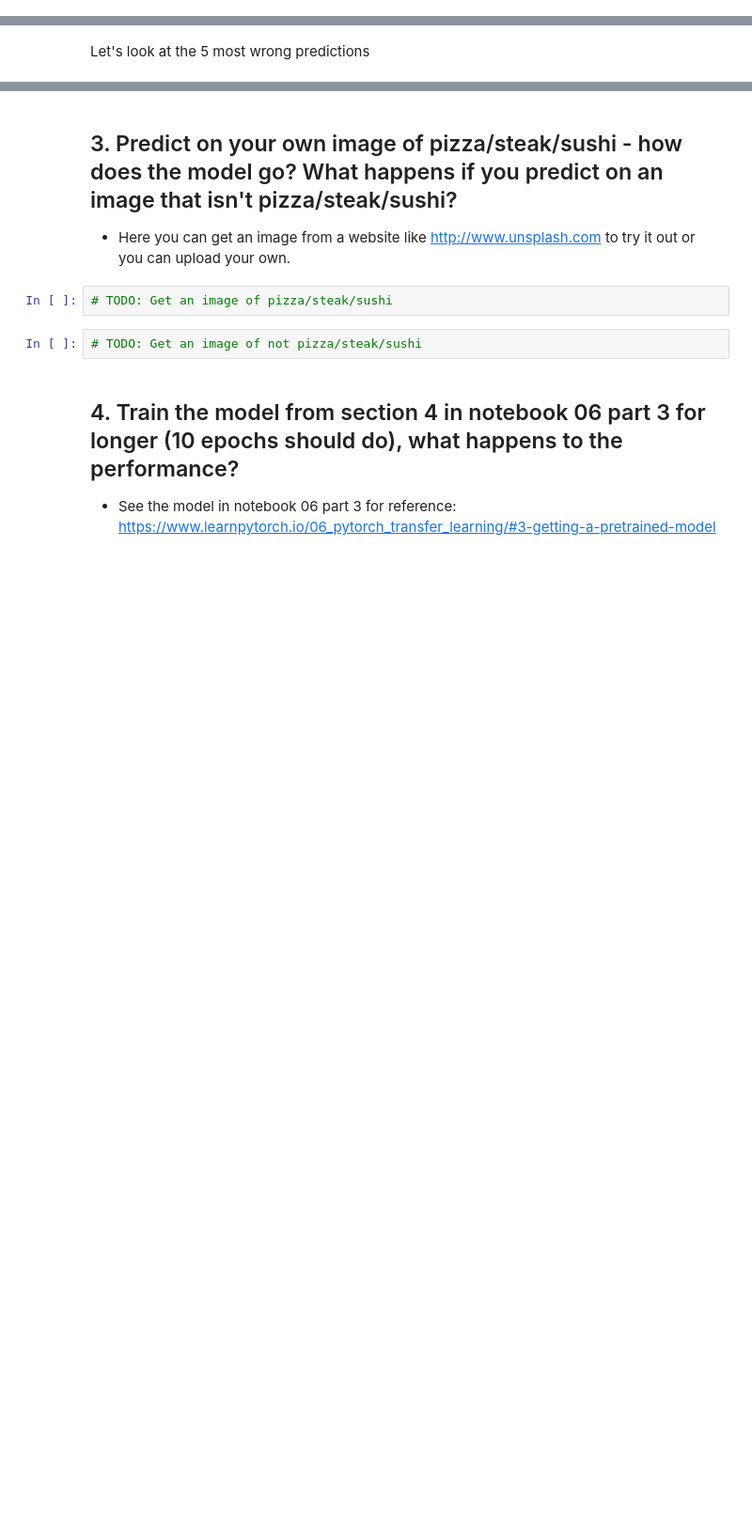
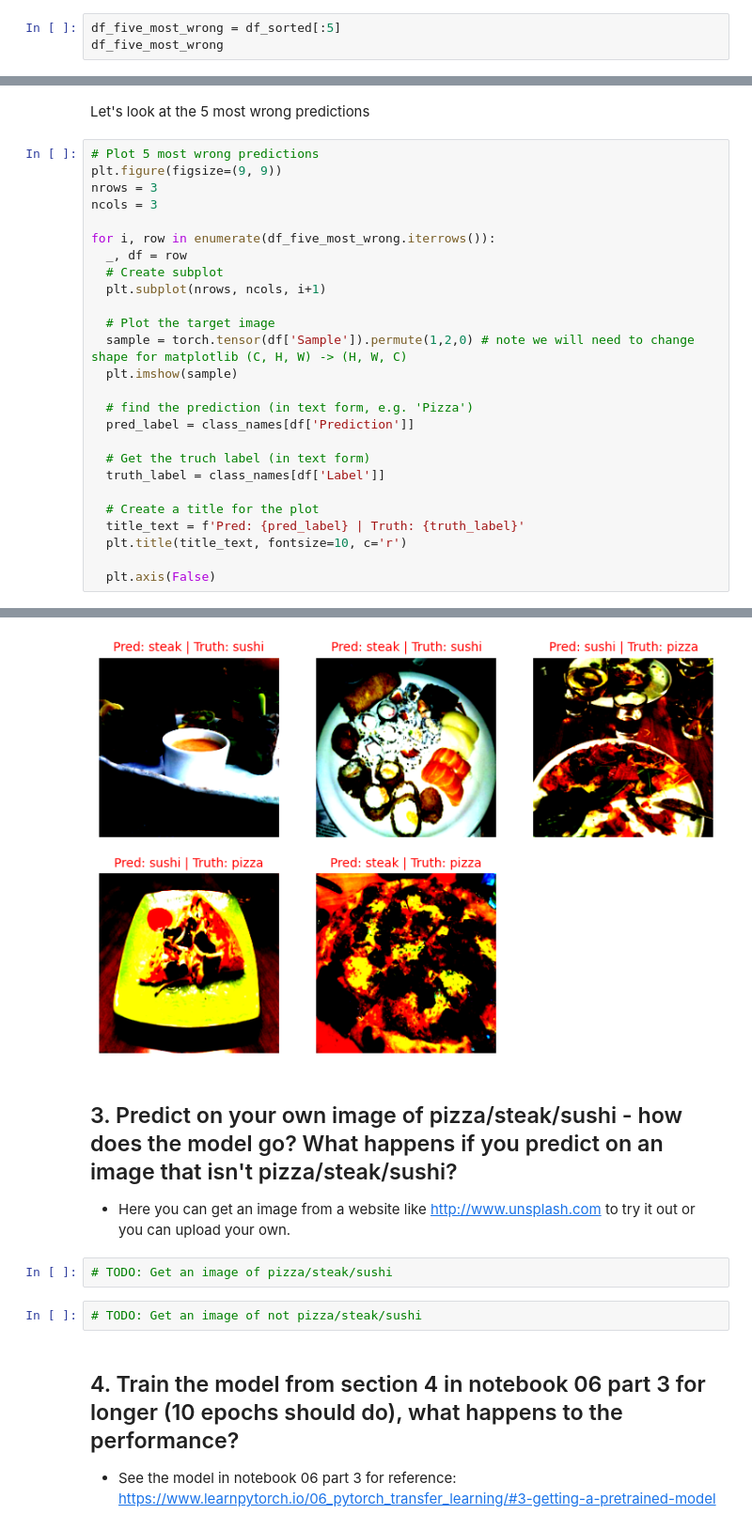
Before and after one commit to aRod209/pytorch-for-deep-learning, a Jupyter notebook: exercises/06_pytorch_transfer_learning_exercises.ipynb, the cells around one changed output, grey strips where cells are left out. Shown at 94% size. Drawn from its saved outputs; the diff is of its cells as text; blank space fills up the shorter version.

Commit message:
plot images

```diff
--- a/exercises/06_pytorch_transfer_learning_exercises.ipynb
+++ b/exercises/06_pytorch_transfer_learning_exercises.ipynb
@@ -398,3 +398,6 @@ df_sorted[:20]
 | 33 | [[[-1.689785122871399, -1.7069098... | 1 | 1 | 0.730961 | True |
 | 67 | [[[-1.467163324356079, -1.4842880... | 2 | 2 | 0.626257 | True |
 | 69 | [[[-1.9124069213867188, -1.912406... | 2 | 2 | 0.623976 | True |
+# %%
+df_five_most_wrong = df_sorted[:5]
+df_five_most_wrong
@@ -401,2 +411,29 @@ df_sorted[:20]
 # %% [markdown]
 Let's look at the 5 most wrong predictions
+# %%
+# Plot 5 most wrong predictions
+plt.figure(figsize=(9, 9))
+nrows = 3
+ncols = 3
+
+for i, row in enumerate(df_five_most_wrong.iterrows()):
+  _, df = row
+  # Create subplot
+  plt.subplot(nrows, ncols, i+1)
+
+  # Plot the target image
+  sample = torch.tensor(df['Sample']).permute(1,2,0) # note we will need to change shape for matplotlib (C, H, W) -> (H, W, C)
+  plt.imshow(sample)
+
+  # find the prediction (in text form, e.g. 'Pizza')
+  pred_label = class_names[df['Prediction']]
+
+  # Get the truch label (in text form)
+  truth_label = class_names[df['Label']]
+
+  # Create a title for the plot
+  title_text = f'Pred: {pred_label} | Truth: {truth_label}'
+  plt.title(title_text, fontsize=10, c='r')
+
+  plt.axis(False)
+# %% [output]
@@ -403,3 +445,4 @@ Let's look at the 5 most wrong predictions
+[figure, added]
 # %% [markdown]
 ## 3. Predict on your own image of pizza/steak/sushi - how does the model go? What happens if you predict on an image that isn't pizza/steak/sushi?
 * Here you can get an image from a website like http://www.unsplash.com to try it out or you can upload your own.
```
Also changed, not shown: parts of 4 cells of this notebook.
